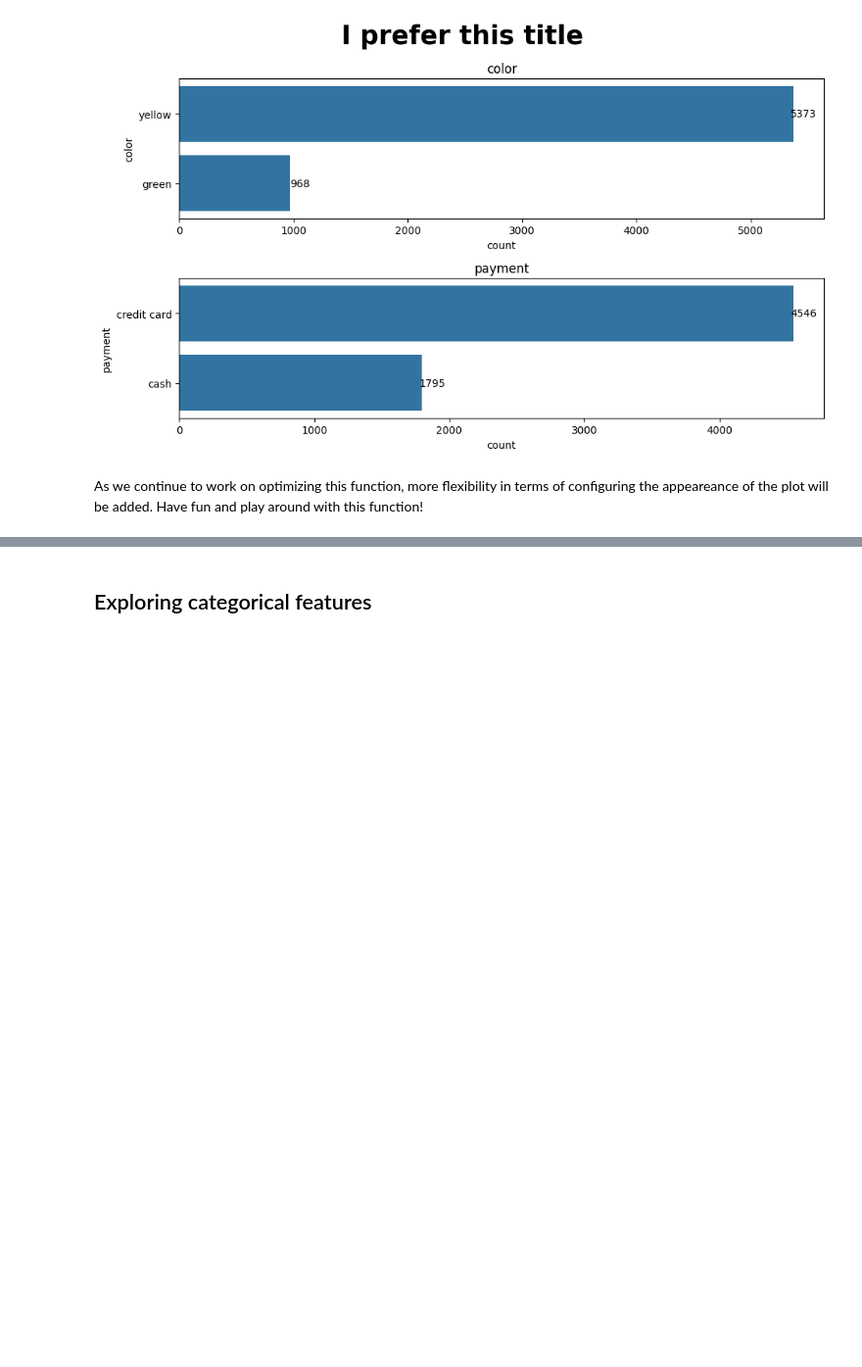
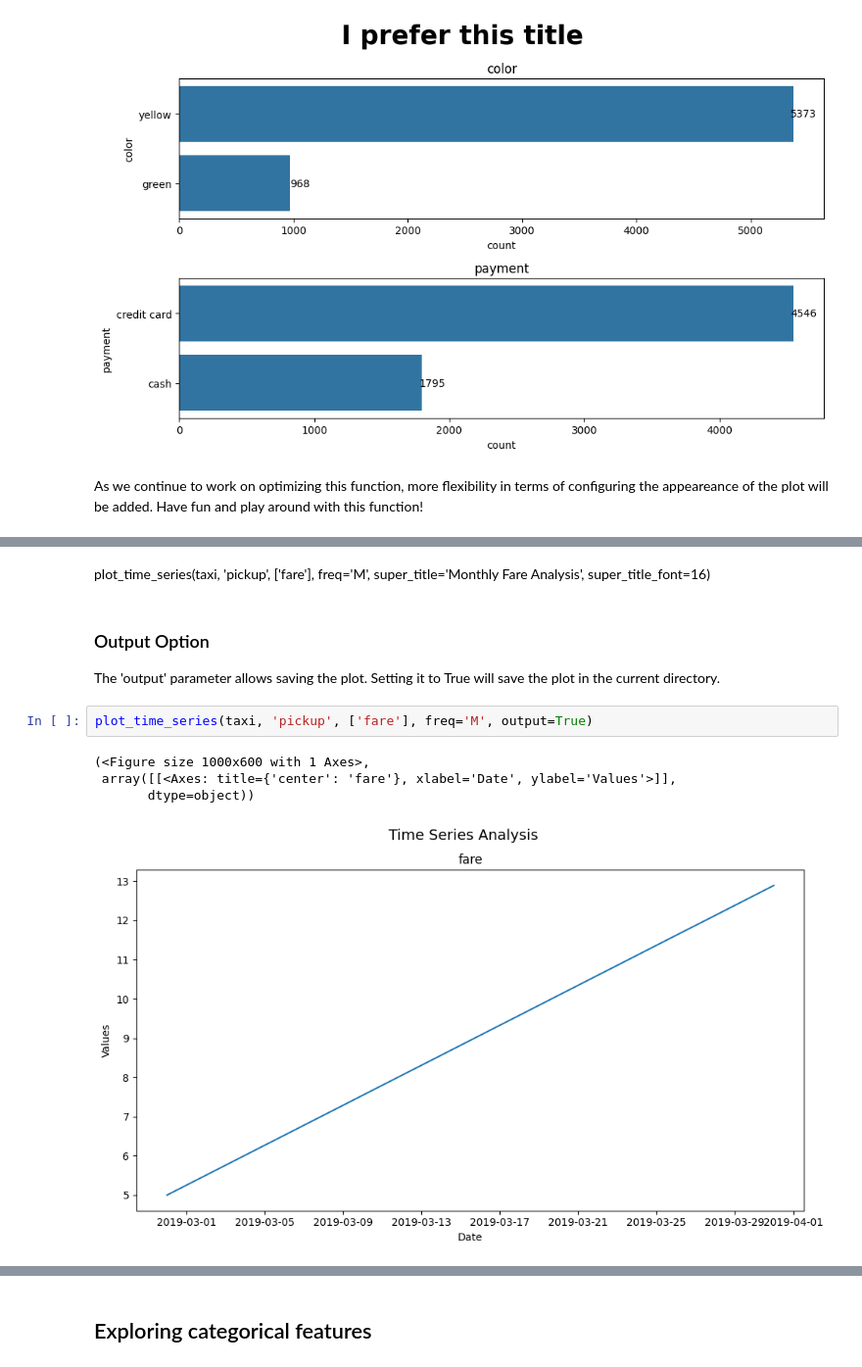
Before and after one commit to UBC-MDS/PyXplor, a Jupyter notebook: docs/example.ipynb, the cells around one changed output, grey strips where cells are left out. Shown at 98% size. Saved outputs shown, nothing was run; the diff lists cells and outputs as text; blank space fills up the shorter version.

```diff
--- a/docs/example.ipynb
+++ b/docs/example.ipynb
@@ -160,0 +260,12 @@ As we continue to work on optimizing this function, more flexibility in terms of
+# %% [markdown]
+plot_time_series(taxi, 'pickup', ['fare'], freq='M', super_title='Monthly Fare Analysis', super_title_font=16)
+# %% [markdown]
+### Output Option
+The 'output' parameter allows saving the plot. Setting it to True will save the plot in the current directory.
+# %%
+plot_time_series(taxi, 'pickup', ['fare'], freq='M', output=True)
+# %% [output]
+(<Figure size 1000x600 with 1 Axes>,
+ array([[<Axes: title={'center': 'fare'}, xlabel='Date', ylabel='Values'>]],
+       dtype=object))
+[figure, added]
```
Also changed, not shown: parts of 21 cells of this notebook, 1 other file.
